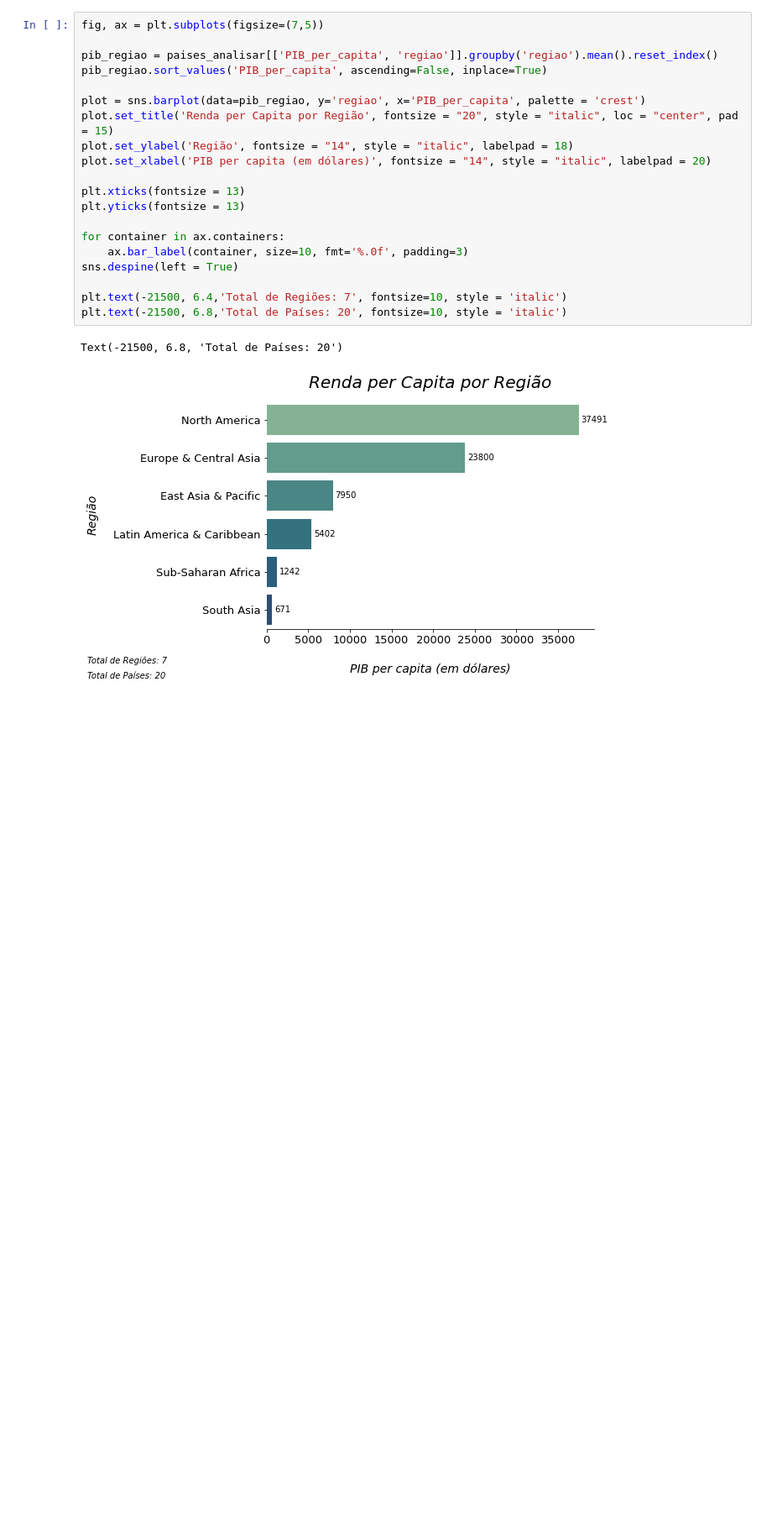
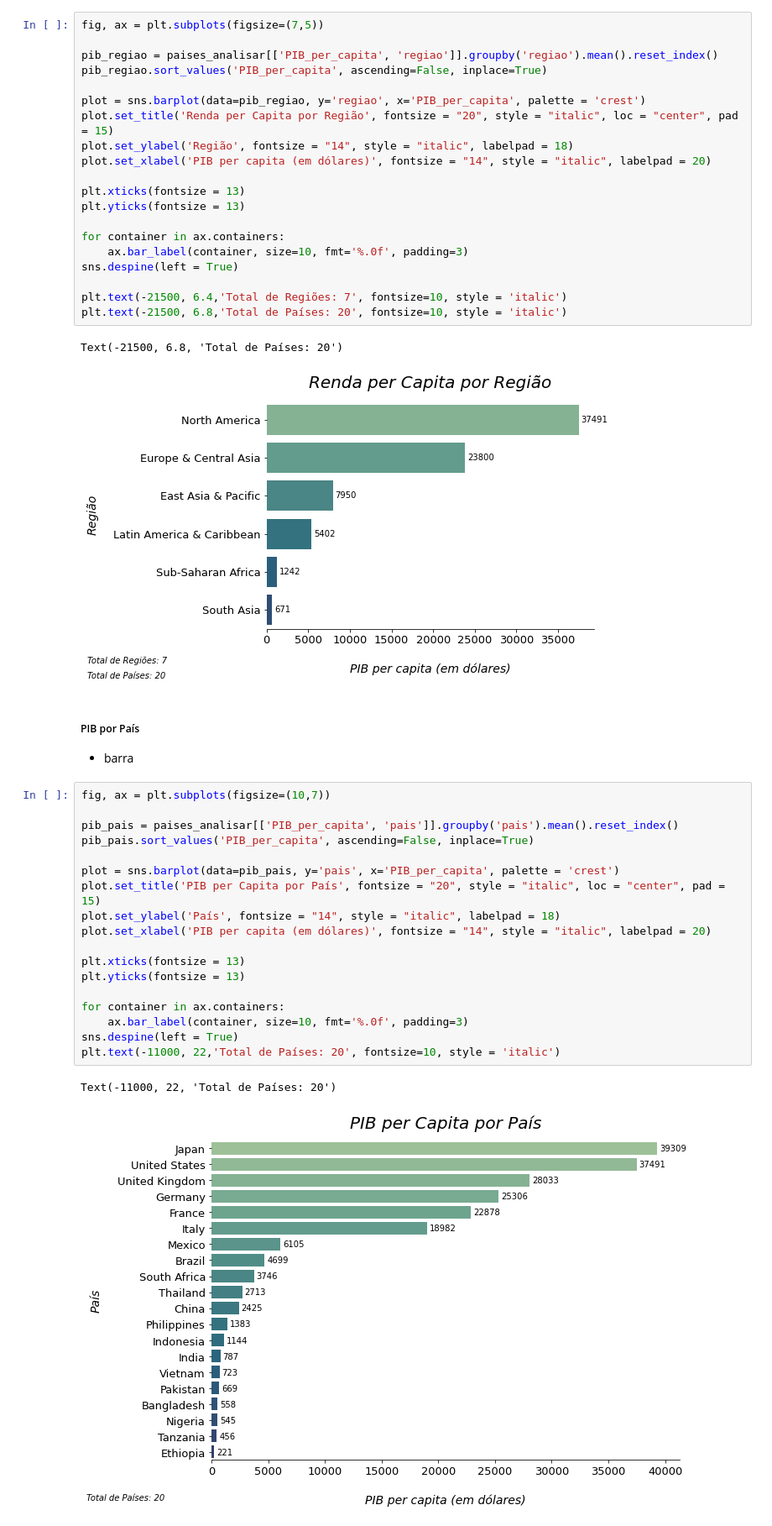
Before and after one commit to maafinotti/o_acesso_a_internet_no_mundo, a Jupyter notebook: internet_mundo.ipynb, the cells around one changed output. Shown at 84% size. Saved outputs shown, nothing was run; the diff lists cells and outputs as text; blank space fills up the shorter version.

```diff
--- a/internet_mundo.ipynb
+++ b/internet_mundo.ipynb
@@ -525,3 +525,27 @@ plt.text(-21500, 6.8,'Total de Países: 20', fontsize=10, style = 'italic')
 # %% [output]
 Text(-21500, 6.8, 'Total de Países: 20')
 [figure]
+# %% [markdown]
+##### PIB por País
+- barra
+# %%
+fig, ax = plt.subplots(figsize=(10,7))
+
+pib_pais = paises_analisar[['PIB_per_capita', 'pais']].groupby('pais').mean().reset_index()
+pib_pais.sort_values('PIB_per_capita', ascending=False, inplace=True)
+
+plot = sns.barplot(data=pib_pais, y='pais', x='PIB_per_capita', palette = 'crest')
+plot.set_title('PIB per Capita por País', fontsize = "20", style = "italic", loc = "center", pad = 15)
+plot.set_ylabel('País', fontsize = "14", style = "italic", labelpad = 18)
+plot.set_xlabel('PIB per capita (em dólares)', fontsize = "14", style = "italic", labelpad = 20)
+
+plt.xticks(fontsize = 13)
+plt.yticks(fontsize = 13)
+
+for container in ax.containers:
+    ax.bar_label(container, size=10, fmt='%.0f', padding=3)
+sns.despine(left = True)
+plt.text(-11000, 22,'Total de Países: 20', fontsize=10, style = 'italic')
+# %% [output]
+Text(-11000, 22, 'Total de Países: 20')
+[figure, added]
```
Also changed, not shown: 9 other files.
